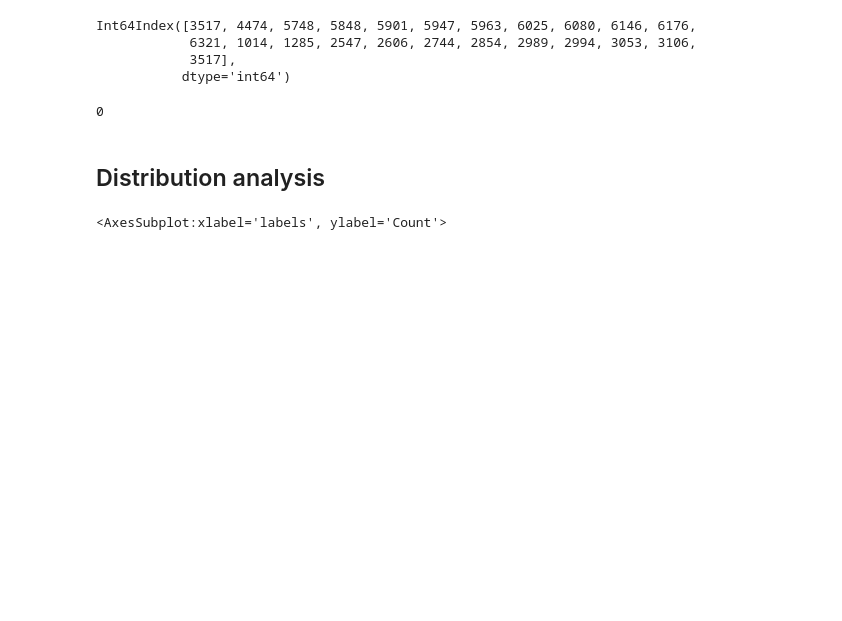
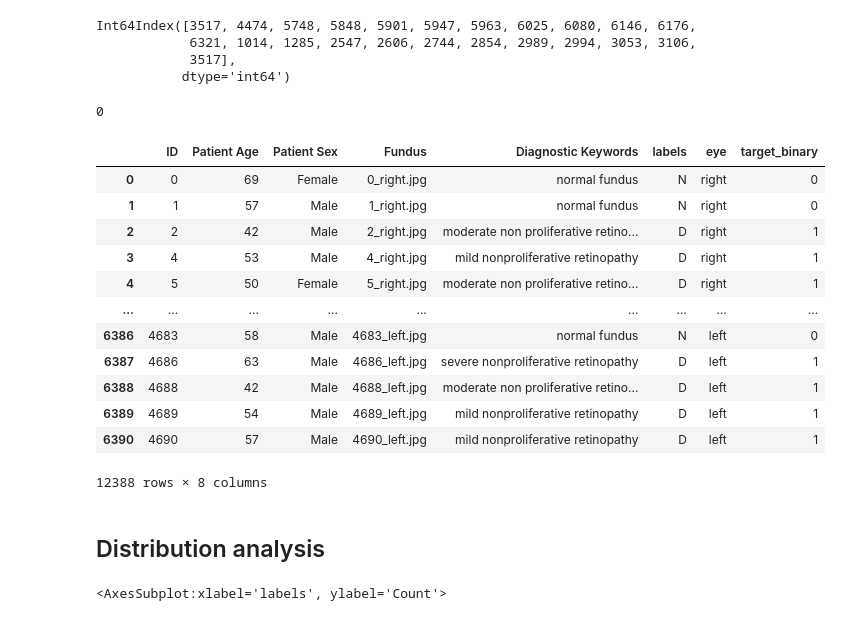
Before and after one commit to joaonpmsantos/Ocular_Disease_Recognition, a Jupyter notebook: Data_Analysis/Analysis_Maureen.ipynb, the cells around one changed output. Drawn from its saved outputs; the diff is of its cells as text; code cells hidden in the pictures; blank space fills up the shorter version.

Commit message:
added target to data

```diff
--- a/Data_Analysis/Analysis_Maureen.ipynb
+++ b/Data_Analysis/Analysis_Maureen.ipynb
@@ -495,6 +495,24 @@ Int64Index([3517, 4474, 5748, 5848, 5901, 5947, 5963, 6025, 6080, 6146, 6176,
 0
 # %%
 data = data.drop(labels=data.iloc[mage].index, axis='index')
+# %%
+data['target_binary'] = (data['labels'] != 'N').astype('int')
+# %%
+data
+# %% [output]
+|  | ID | Patient Age | Patient Sex | Fundus | Diagnostic Keywords | labels | eye | target_binary |
+| 0 | 0 | 69 | Female | 0_right.jpg | normal fundus | N | right | 0 |
+| 1 | 1 | 57 | Male | 1_right.jpg | normal fundus | N | right | 0 |
+| 2 | 2 | 42 | Male | 2_right.jpg | moderate non proliferative retino... | D | right | 1 |
+| 3 | 4 | 53 | Male | 4_right.jpg | mild nonproliferative retinopathy | D | right | 1 |
+| 4 | 5 | 50 | Female | 5_right.jpg | moderate non proliferative retino... | D | right | 1 |
+| ... | ... | ... | ... | ... | ... | ... | ... | ... |
+| 6386 | 4683 | 58 | Male | 4683_left.jpg | normal fundus | N | left | 0 |
+| 6387 | 4686 | 63 | Male | 4686_left.jpg | severe nonproliferative retinopathy | D | left | 1 |
+| 6388 | 4688 | 42 | Male | 4688_left.jpg | moderate non proliferative retino... | D | left | 1 |
+| 6389 | 4689 | 54 | Male | 4689_left.jpg | mild nonproliferative retinopathy | D | left | 1 |
+| 6390 | 4690 | 57 | Male | 4690_left.jpg | mild nonproliferative retinopathy | D | left | 1 |
+12388 rows × 8 columns
 # %%
 data.to_csv(r'/Users/maman/code/joaonpmsantos/Ocular_Disease_Recognition/Data_Analysis/data.csv')
 # %% [markdown]
```
Also changed, not shown: 1 other file.
